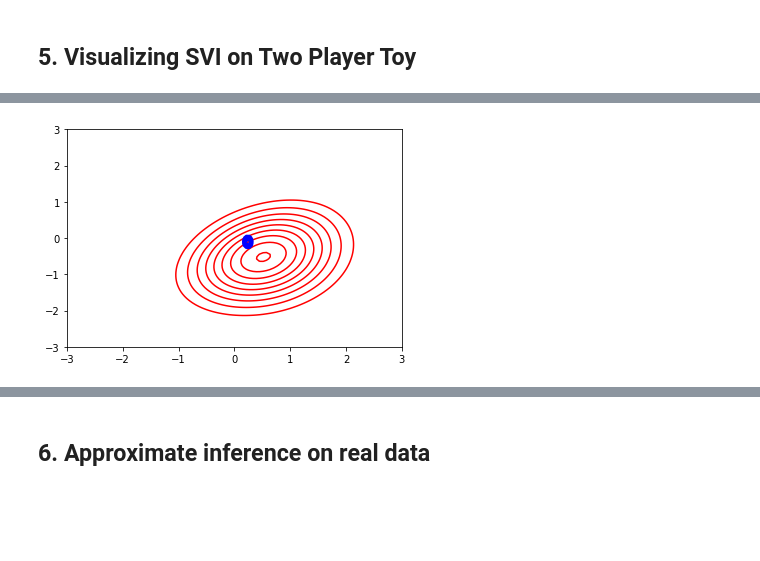
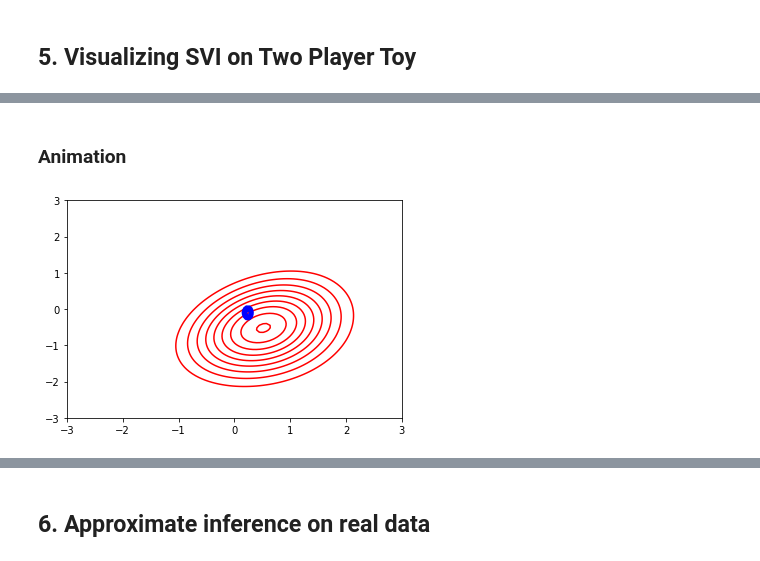
Before and after one commit to mrsalehi/csc2506-prob-learn-reason, a Jupyter notebook: Assignment-2/A2.ipynb, the cells around one changed output, grey strips where cells are left out. Drawn from its saved outputs; the diff is of its cells as text; code cells hidden in the pictures; blank space fills up the shorter version.

Commit message:
Added animations

```diff
--- a/Assignment-2/A2.ipynb
+++ b/Assignment-2/A2.ipynb
@@ -233,12 +240,13 @@ init_params = {'mu': jnp.array([-2.,3.]), 'ls': jnp.array([0.5, 1.])}
 toy_evidence = two_player_toy_games(1, 0)
 
 fig = plt.figure(figsize=(5, 5));
-params_list = learn_and_vis_toy_variational_approx(init_params,
+params_list_1, losses = learn_and_vis_toy_variational_approx(init_params,
                                                    toy_evidence,
                                                    num_iters=200,
                                                    lr=1e-2,
                                                    num_q_samples=100,
                                                    print_every=20)
+print('Final loss', losses[-1])
 plt.title('True and Approx. Posterior Density of Skills')
 plt.xlabel('Skill of Player A')
 plt.ylabel('Skill of Player B');
@@ -256,56 +265,3 @@ Iteration 180, Loss: -0.38079190254211426
 [figure]
-# %%
-from matplotlib.animation import FuncAnimation
-
-n = 100
-x = jnp.linspace(-3, 3, num=n).tolist()
-y = jnp.linspace(-3, 3, num=n).tolist()
-z_grid = jnp.array(list(product(x, y)))
-
-def f_true_posterior(zs):
-    return jnp.exp(all_games_log_likelihood(zs, toy_evidence) + joint_log_density(zs, toy_evidence))
-
-def f_var(zs, i):
-    mu, ls = params_list[i]['mu'], params_list[i]['ls']
-    out = jnp.prod((1/((2*pi) ** 0.5 * ls)) * jnp.exp(-0.5 * ((zs - mu) / ls) ** 2), axis=1, keepdims=True)
-    return out
-
-fig, ax = plt.subplots()
-
-z_approx = f_var(z_grid, 0)
-z_approx = z_approx[:, 0]
-
-z_true = f_true_posterior(z_grid)
-z_true = z_true[:, 0]
-
-max_z_approx = max(z_approx)
-levels_approx = [level * max_z_approx for level in [0.2, 0.3, 0.4, 0.5, 0.6, 0.7, 0.8, 0.9, 0.99]]
-
-max_z_true = max(z_true)
-levels_true = [level * max_z_true for level in [0.2, 0.3, 0.4, 0.5, 0.6, 0.7, 0.8, 0.9, 0.99]]
-
-ax.contour(x, y, z_true.reshape(n, n).T , colors='red', levels=levels_true)
-
-cont = ax.contour(x, y, z_approx.reshape(n, n).T , colors='blue', levels=levels_approx)
-
-def skill_contour_animate(i):
-    global cont
-
-    z_approx = f_var(z_grid, i)
-    z_approx = z_approx[:, 0]
-    max_z = max(z_approx)
-    levels = [level * max_z for level in [0.2, 0.3, 0.4, 0.5, 0.6, 0.7, 0.8, 0.9, 0.99]]
-
-    for coll in cont.collections:
-        coll.remove()
-
-    cont = ax.contour(x, y, z_approx.reshape(n, n).T , colors='blue', levels=levels)
-
-    return cont
-
-
-anim = FuncAnimation(fig, skill_contour_animate, frames=200, interval=1)
-
-anim.save('1.gif');
-# %% [output]
-[figure, removed]
+# %% [markdown]
+### Animation
@@ -312,3 +322,7 @@ anim.save('1.gif');
+# %%
+create_animation(params_list_1, 'anim1.gif')
+# %% [output]
+[figure, added]
 # %%
 init_params = {'mu': jnp.array([-2.,3.]), 'ls': jnp.array([2, 2.3])}
 
```
Also changed, not shown: parts of 10 cells of this notebook, 3 other files.
